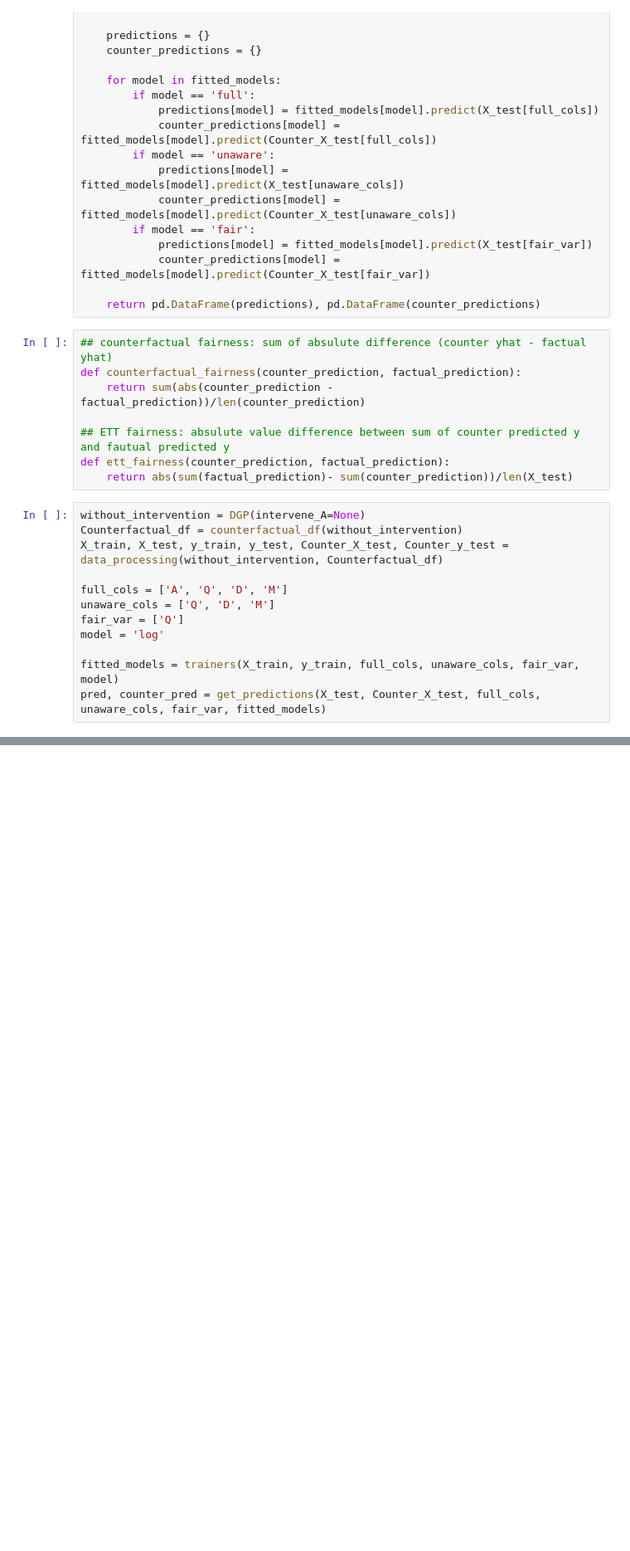
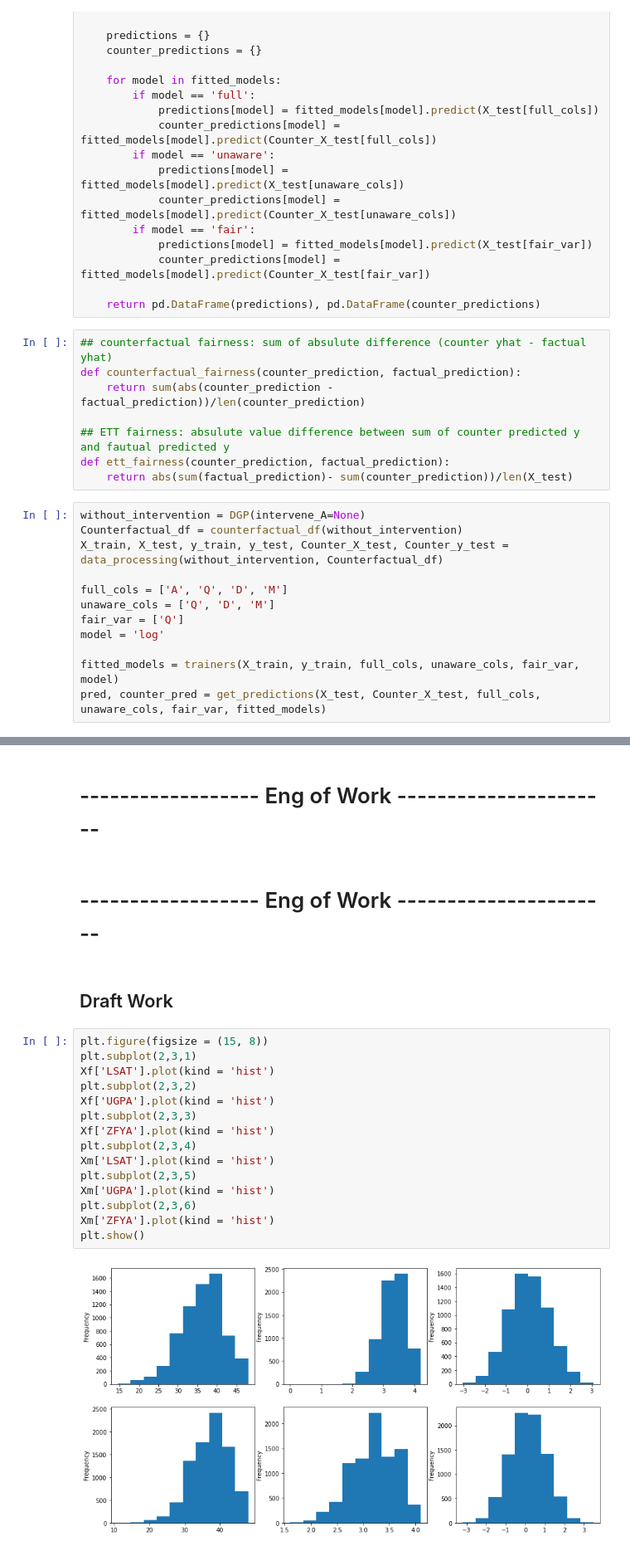
Before and after one commit to xg2353/dsi-capstone-f21, a Jupyter notebook: Metrics Sync.ipynb, the cells around one changed output, grey strips where cells are left out. Shown at 83% size. Cells and saved outputs as stored; diff of their text form; blank space fills up the shorter version.

```diff
--- a/Metrics Sync.ipynb
+++ b/Metrics Sync.ipynb
@@ -207,0 +549,23 @@ pd.DataFrame({
+# %% [markdown]
+# ------------------ Eng of Work ----------------------
+# %% [markdown]
+# ------------------ Eng of Work ----------------------
+# %% [markdown]
+## Draft Work
+# %%
+plt.figure(figsize = (15, 8))
+plt.subplot(2,3,1)
+Xf['LSAT'].plot(kind = 'hist')
+plt.subplot(2,3,2)
+Xf['UGPA'].plot(kind = 'hist')
+plt.subplot(2,3,3)
+Xf['ZFYA'].plot(kind = 'hist')
+plt.subplot(2,3,4)
+Xm['LSAT'].plot(kind = 'hist')
+plt.subplot(2,3,5)
+Xm['UGPA'].plot(kind = 'hist')
+plt.subplot(2,3,6)
+Xm['ZFYA'].plot(kind = 'hist')
+plt.show()
+# %% [output]
+[figure, added]
```
Also changed, not shown: parts of 18 cells of this notebook.
